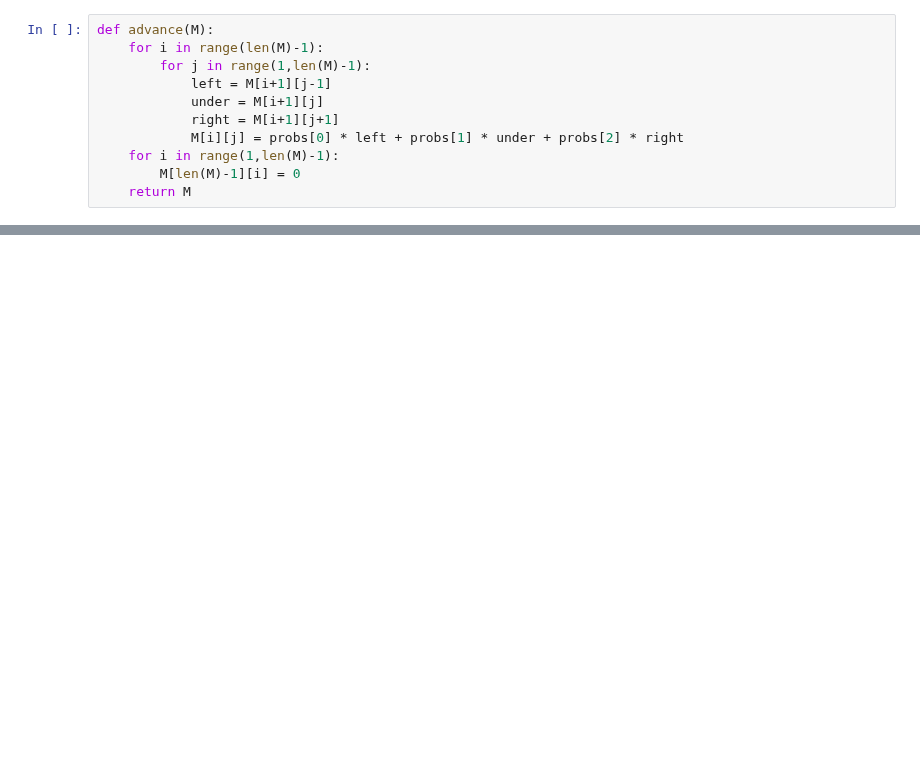
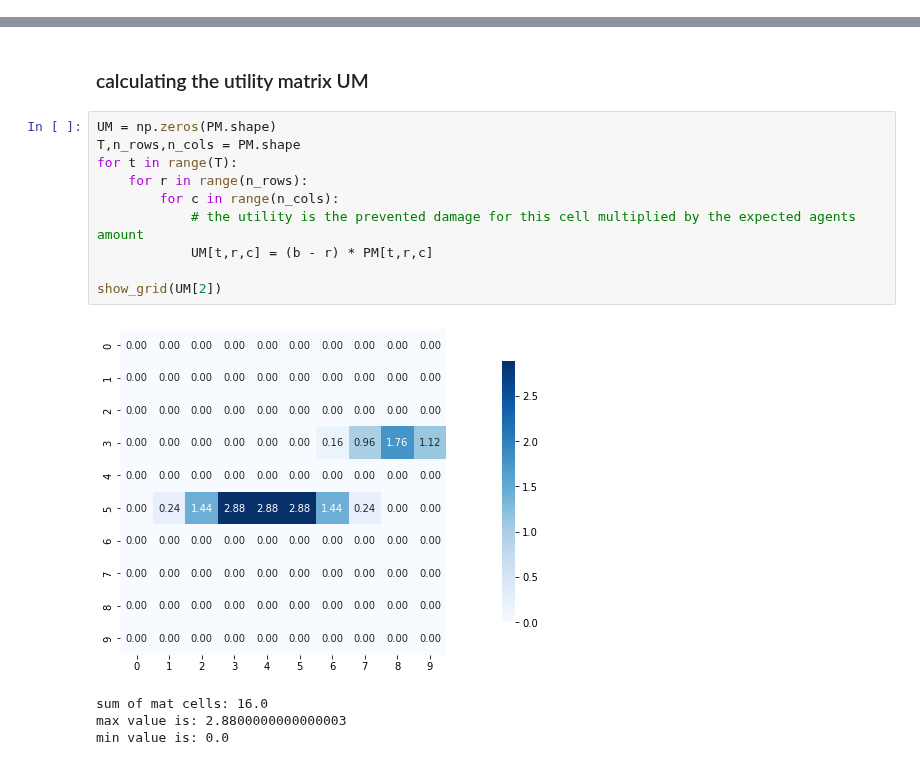
Before and after one commit to Elilgo324/dsd, a Jupyter notebook: stochastic.ipynb, the cells around one changed output, grey strips where cells are left out. Cells and saved outputs as stored; diff of their text form; blank space fills up the shorter version.

```diff
--- a/stochastic.ipynb
+++ b/stochastic.ipynb
@@ -60,11 +64,0 @@ min value is: 0.0
-# %%
-def advance(M):
-    for i in range(len(M)-1):
-        for j in range(1,len(M)-1):
-            left = M[i+1][j-1]
-            under = M[i+1][j]
-            right = M[i+1][j+1]
-            M[i][j] = probs[0] * left + probs[1] * under + probs[2] * right
-    for i in range(1,len(M)-1):
-        M[len(M)-1][i] = 0
-    return M
@@ -121,0 +124,17 @@ min value is: 0.0
+# %% [markdown]
+### calculating the utility matrix UM
+# %%
+UM = np.zeros(PM.shape)
+T,n_rows,n_cols = PM.shape
+for t in range(T):
+    for r in range(n_rows):
+        for c in range(n_cols):
+            # the utility is the prevented damage for this cell multiplied by the expected agents amount
+            UM[t,r,c] = (b - r) * PM[t,r,c]
+
+show_grid(UM[2])
+# %% [output]
+[figure, added]
+sum of mat cells: 16.0
+max value is: 2.8800000000000003
+min value is: 0.0
```
Also changed, not shown: parts of 19 cells of this notebook, 6 other files.
